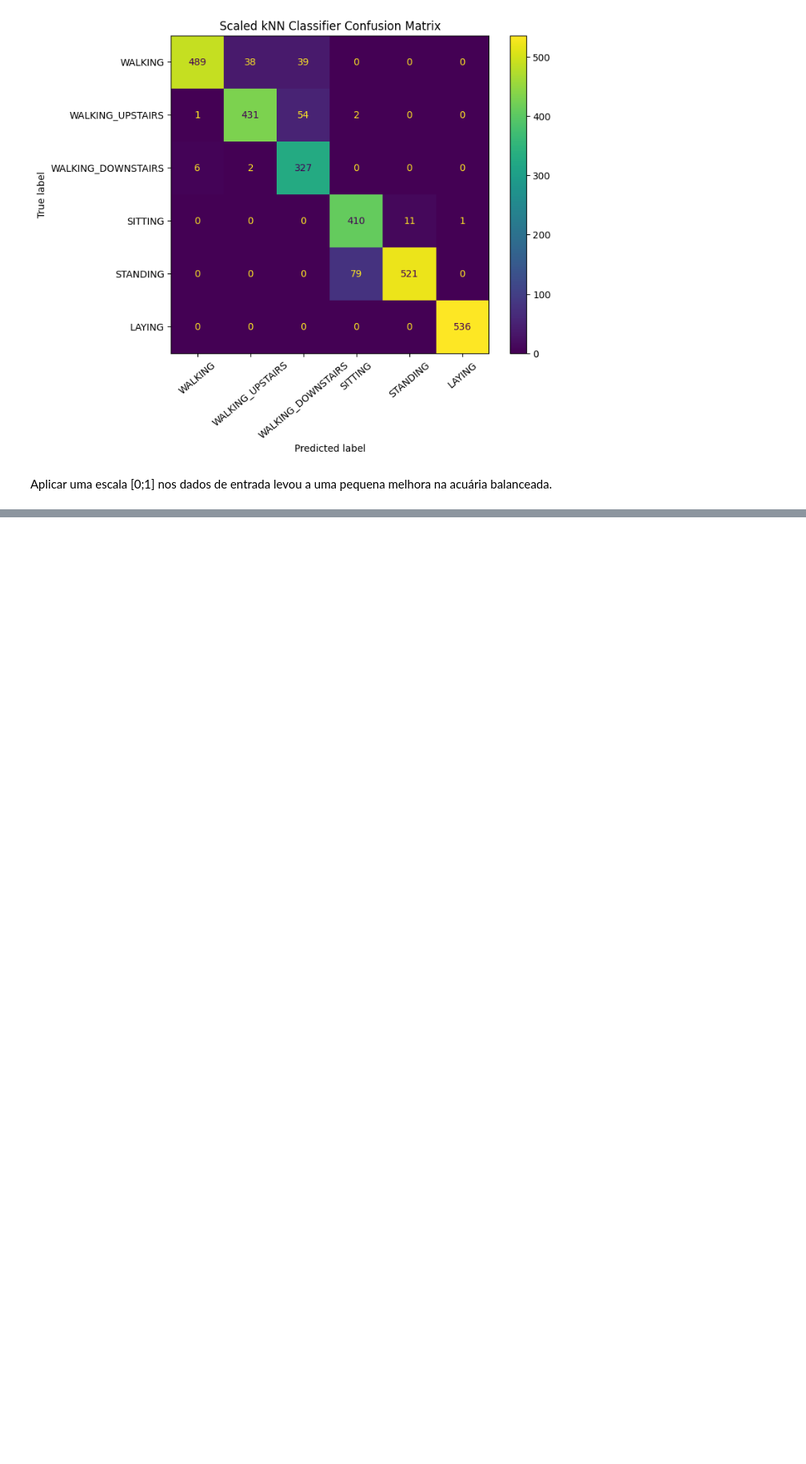
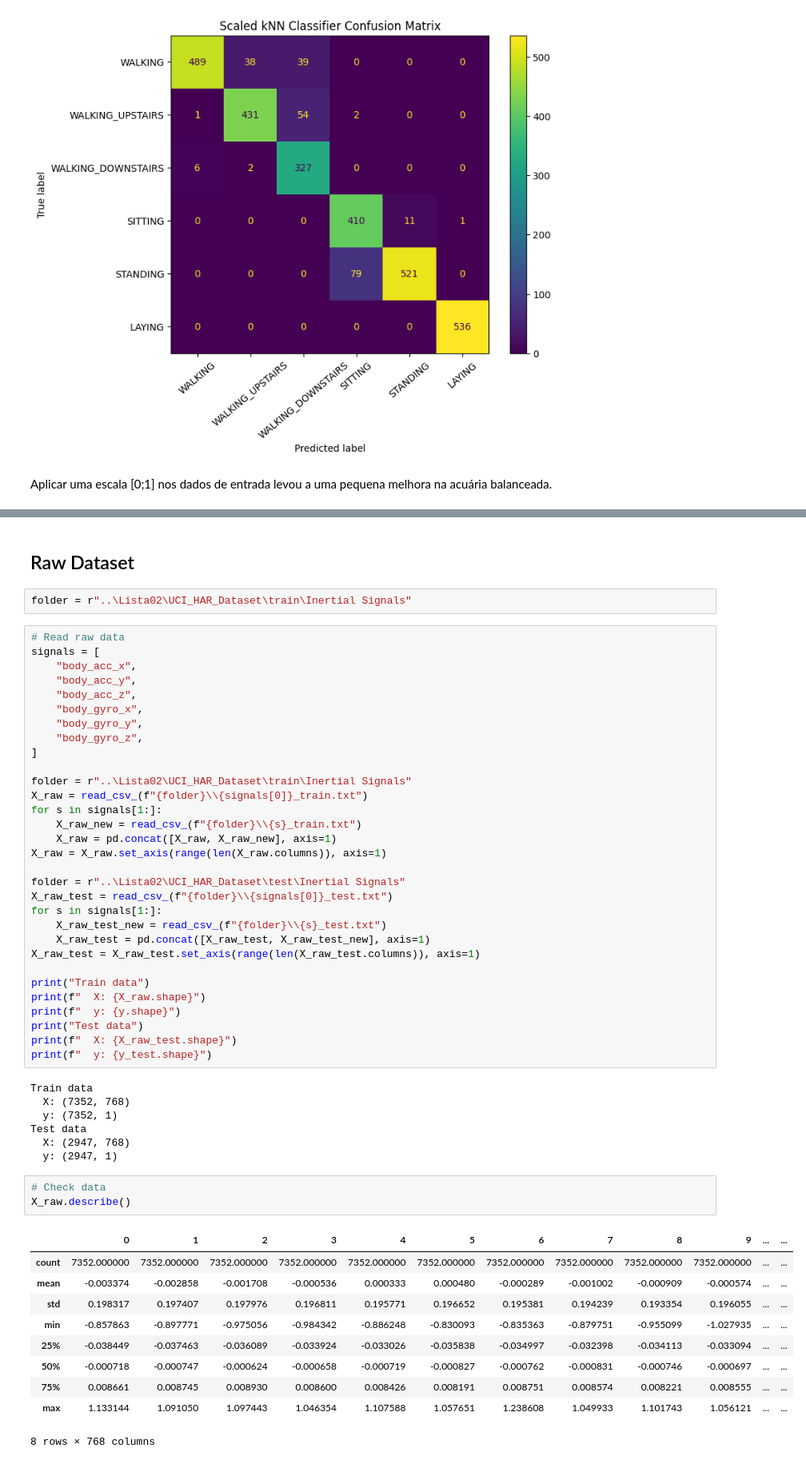
Before and after one commit to TiagoCAAmorim/machine_learning, a Jupyter notebook: Lista02/Lista02.ipynb, the cells around one changed output, grey strips where cells are left out. Shown at 80% size. Cells and saved outputs as stored; diff of their text form; blank space fills up the shorter version.

```diff
--- a/Lista02/Lista02.ipynb
+++ b/Lista02/Lista02.ipynb
@@ -563,0 +561,56 @@ filtered_df(X, [False] + [True]*(len(X.columns)-1))
+# %% [markdown]
+## Raw Dataset
+# %%
+folder = r"..\Lista02\UCI_HAR_Dataset\train\Inertial Signals"
+# %%
+# Read raw data
+signals = [
+    "body_acc_x",
+    "body_acc_y",
+    "body_acc_z",
+    "body_gyro_x",
+    "body_gyro_y",
+    "body_gyro_z",
+]
+
+folder = r"..\Lista02\UCI_HAR_Dataset\train\Inertial Signals"
+X_raw = read_csv_(f"{folder}\\{signals[0]}_train.txt")
+for s in signals[1:]:
+    X_raw_new = read_csv_(f"{folder}\\{s}_train.txt")
+    X_raw = pd.concat([X_raw, X_raw_new], axis=1)
+X_raw = X_raw.set_axis(range(len(X_raw.columns)), axis=1)
+
+folder = r"..\Lista02\UCI_HAR_Dataset\test\Inertial Signals"
+X_raw_test = read_csv_(f"{folder}\\{signals[0]}_test.txt")
+for s in signals[1:]:
+    X_raw_test_new = read_csv_(f"{folder}\\{s}_test.txt")
+    X_raw_test = pd.concat([X_raw_test, X_raw_test_new], axis=1)
+X_raw_test = X_raw_test.set_axis(range(len(X_raw_test.columns)), axis=1)
+
+print("Train data")
+print(f"  X: {X_raw.shape}")
+print(f"  y: {y.shape}")
+print("Test data")
+print(f"  X: {X_raw_test.shape}")
+print(f"  y: {y_test.shape}")
+# %% [output]
+Train data
+  X: (7352, 768)
+  y: (7352, 1)
+Test data
+  X: (2947, 768)
+  y: (2947, 1)
+# %%
+# Check data
+X_raw.describe()
+# %% [output]
+|  | 0 | 1 | 2 | 3 | 4 | 5 | 6 | 7 | 8 | 9 | ... | ... |
+| count | 7352.000000 | 7352.000000 | 7352.000000 | 7352.000000 | 7352.000000 | 7352.000000 | 7352.000000 | 7352.000000 | 7352.000000 | 7352.000000 | ... | ... |
+| mean | -0.003374 | -0.002858 | -0.001708 | -0.000536 | 0.000333 | 0.000480 | -0.000289 | -0.001002 | -0.000909 | -0.000574 | ... | ... |
+| std | 0.198317 | 0.197407 | 0.197976 | 0.196811 | 0.195771 | 0.196652 | 0.195381 | 0.194239 | 0.193354 | 0.196055 | ... | ... |
+| min | -0.857863 | -0.897771 | -0.975056 | -0.984342 | -0.886248 | -0.830093 | -0.835363 | -0.879751 | -0.955099 | -1.027935 | ... | ... |
+| 25% | -0.038449 | -0.037463 | -0.036089 | -0.033924 | -0.033026 | -0.035838 | -0.034997 | -0.032398 | -0.034113 | -0.033094 | ... | ... |
+| 50% | -0.000718 | -0.000747 | -0.000624 | -0.000658 | -0.000719 | -0.000827 | -0.000762 | -0.000831 | -0.000746 | -0.000697 | ... | ... |
+| 75% | 0.008661 | 0.008745 | 0.008930 | 0.008600 | 0.008426 | 0.008191 | 0.008751 | 0.008574 | 0.008221 | 0.008555 | ... | ... |
+| max | 1.133144 | 1.091050 | 1.097443 | 1.046354 | 1.107588 | 1.057651 | 1.238608 | 1.049933 | 1.101743 | 1.056121 | ... | ... |
+8 rows × 768 columns
```
Also changed, not shown: parts of 23 cells of this notebook, 3 other files.
